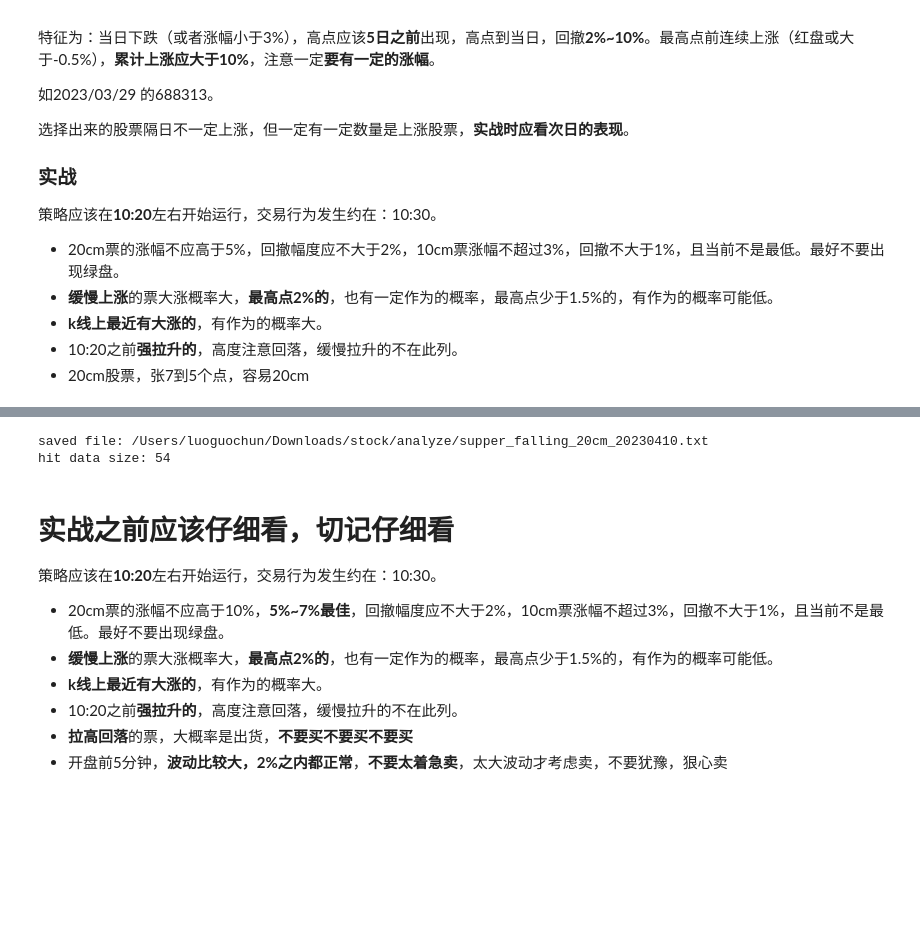
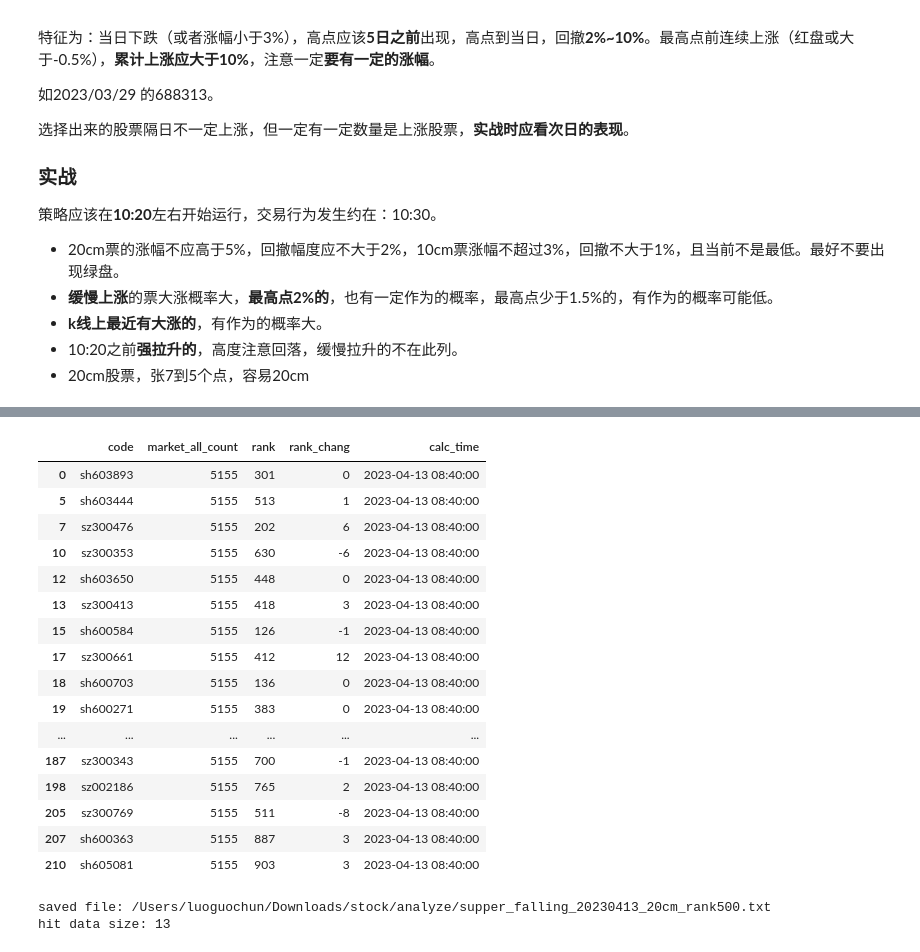
Before and after one commit to buf1024/winq, a Jupyter notebook: notebook/A股实战-超跌反弹.ipynb, the cells around one changed output, grey strips where cells are left out. Cells and saved outputs as stored; diff of their text form; code cells hidden in the pictures; blank space fills up the shorter version.

```diff
--- a/notebook/A股实战-超跌反弹.ipynb
+++ b/notebook/A股实战-超跌反弹.ipynb
@@ -88,20 +244,29 @@ hit data size: 134
+# %%
+hot_rank[hot_rank['rank'] < 1000]
+# %% [output]
+|  | code | market_all_count | rank | rank_chang | calc_time |
+| 0 | sh603893 | 5155 | 301 | 0 | 2023-04-13 08:40:00 |
+| 5 | sh603444 | 5155 | 513 | 1 | 2023-04-13 08:40:00 |
+| 7 | sz300476 | 5155 | 202 | 6 | 2023-04-13 08:40:00 |
+| 10 | sz300353 | 5155 | 630 | -6 | 2023-04-13 08:40:00 |
+| 12 | sh603650 | 5155 | 448 | 0 | 2023-04-13 08:40:00 |
+| 13 | sz300413 | 5155 | 418 | 3 | 2023-04-13 08:40:00 |
+| 15 | sh600584 | 5155 | 126 | -1 | 2023-04-13 08:40:00 |
+| 17 | sz300661 | 5155 | 412 | 12 | 2023-04-13 08:40:00 |
+| 18 | sh600703 | 5155 | 136 | 0 | 2023-04-13 08:40:00 |
+| 19 | sh600271 | 5155 | 383 | 0 | 2023-04-13 08:40:00 |
+| ... | ... | ... | ... | ... | ... |
+| 187 | sz300343 | 5155 | 700 | -1 | 2023-04-13 08:40:00 |
+| 198 | sz002186 | 5155 | 765 | 2 | 2023-04-13 08:40:00 |
+| 205 | sz300769 | 5155 | 511 | -8 | 2023-04-13 08:40:00 |
+| 207 | sh600363 | 5155 | 887 | 3 | 2023-04-13 08:40:00 |
+| 210 | sh605081 | 5155 | 903 | 3 | 2023-04-13 08:40:00 |
 # %%
-if data is not None and  len(data) > 0:
-    test_end_date = strategy.test_end_date.strftime('%Y%m%d')
-    data20cm = data[data['code'].str.startswith('sh68') | data['code'].str.startswith('sz30')]
-    path='{}/analyze/supper_falling_20cm_{}.txt'.format(base_path, test_end_date)
-    export_codes_to_path(path=path, data=data20cm)
-    print('saved file: {}\nhit data size: {}\n'.format(path, len(data20cm)))
+#hot_rank = await fetch.fetch_stock_hot_rank(code=list(data20cm['code'].values))
+data_rank1500 = hot_rank[hot_rank['rank'] <= 500]
+path='{}/analyze/supper_falling_{}_20cm_rank500.txt'.format(base_path, test_end_date)
+export_codes_to_path(path=path, data=data_rank1500)
+print('saved file: {}\nhit data size: {}\n'.format(path, len(data_rank1500)))
 # %% [output]
-saved file: /Users/luoguochun/Downloads/stock/analyze/supper_falling_20cm_20230410.txt
-hit data size: 54
+saved file: /Users/luoguochun/Downloads/stock/analyze/supper_falling_20230413_20cm_rank500.txt
+hit data size: 13
-# %% [markdown]
-# 实战之前应该仔细看，切记仔细看
-策略应该在**10:20**左右开始运行，交易行为发生约在：10:30。
-
-- 20cm票的涨幅不应高于10%，**5%~7%最佳**，回撤幅度应不大于2%，10cm票涨幅不超过3%，回撤不大于1%，且当前不是最低。最好不要出现绿盘。
-- **缓慢上涨**的票大涨概率大，**最高点2%的**，也有一定作为的概率，最高点少于1.5%的，有作为的概率可能低。
-- **k线上最近有大涨的**，有作为的概率大。
-- 10:20之前**强拉升的**，高度注意回落，缓慢拉升的不在此列。
-- **拉高回落**的票，大概率是出货，**不要买不要买不要买**
-- 开盘前5分钟，**波动比较大，2%之内都正常**，**不要太着急卖**，太大波动才考虑卖，不要犹豫，狠心卖
```
Also changed, not shown: parts of 10 cells of this notebook, 2 other files.
